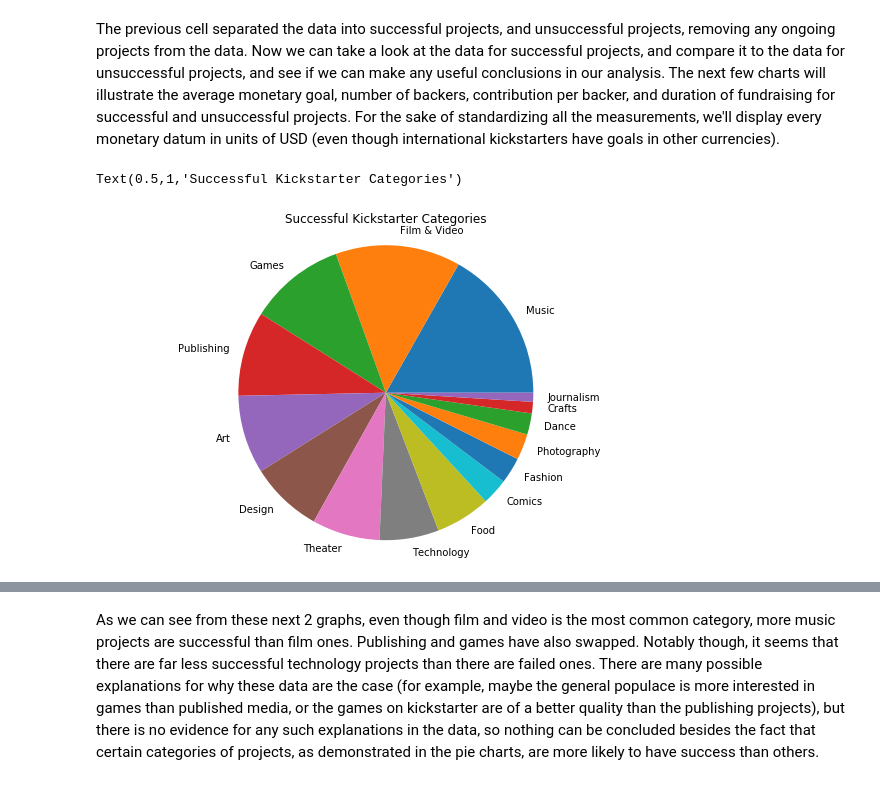
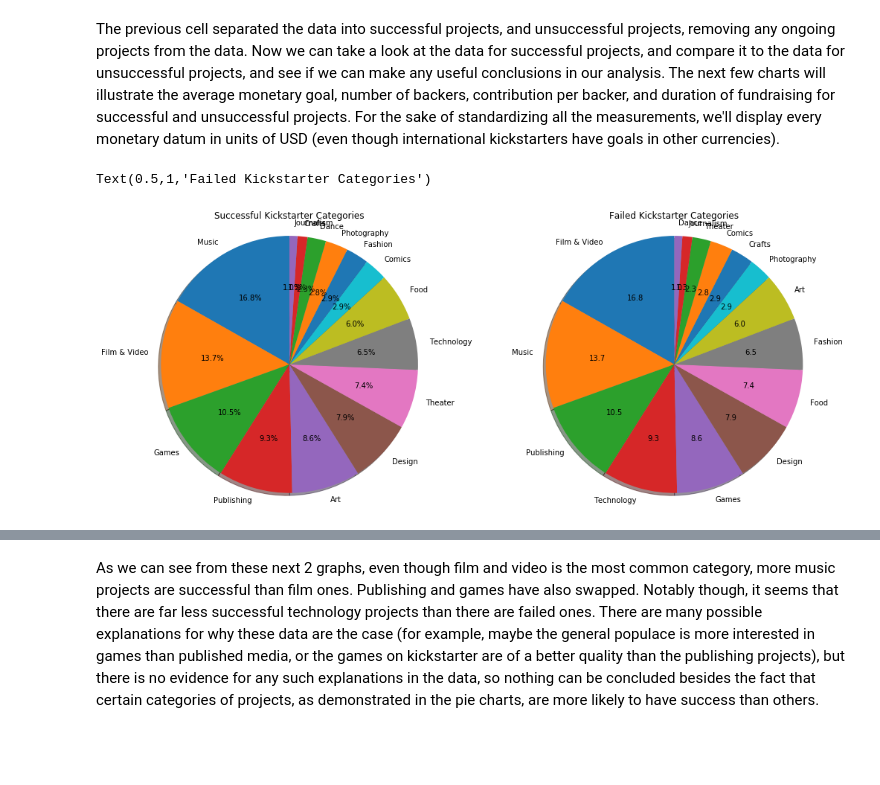
Before and after one commit to Halcyon001/Thinkful, a Jupyter notebook: prepcourse/capstone/capstone.ipynb, the cells around one changed output, grey strips where cells are left out. Cells and saved outputs as stored; diff of their text form; code cells hidden in the pictures; blank space fills up the shorter version.

```diff
--- a/prepcourse/capstone/capstone.ipynb
+++ b/prepcourse/capstone/capstone.ipynb
@@ -139,3 +124,18 @@ print(ksdata.head())
+# %%
+#find how long each project lasted
+
+durations = []
+
+r = 0
+while r < len(ksdata.index):
+    #end date - start date
+    end = date(int(ksdata.endyear[r]), int(ksdata.endmonth[r]), int(ksdata.endday[r]))
+    start = date(int(ksdata.launchyear[r]), int(ksdata.launchmonth[r]), int(ksdata.launchday[r]))
+    duration = end - start
+    durations.append(duration.days)
+    r+=1
+
+ksdata['durations'] = durations
 # %% [markdown]
 Now that the dates are in a form that I can work with, let's start answering some of the questions we posed earlier. The first thing I want to know is what does a successful kickstarter project look like? To do that, we will compare our variables to the result, listed in the 'state' column, to attempt to identify any patterns.
 # %% [markdown]
@@ -196,11 +196,19 @@ lossdata = pd.DataFrame(l)
 # %% [markdown]
 The previous cell separated the data into successful projects, and unsuccessful projects, removing any ongoing projects from the data. Now we can take a look at the data for successful projects, and compare it to the data for unsuccessful projects, and see if we can make any useful conclusions in our analysis. The next few charts will illustrate the average monetary goal, number of backers, contribution per backer, and duration of fundraising for successful and unsuccessful projects. For the sake of standardizing all the measurements, we'll display every monetary datum in units of USD (even though international kickstarters have goals in other currencies).
 # %%
-#generate a pie chart of project categories
-plt.figure(figsize=[10, 6])
-plt.pie(ksdata.main_category.value_counts(), labels = windata.main_category.value_counts().index)
+#generate a pie chart of successful project categories
+plt.figure(figsize=[17, 7])
+plt.subplot(1, 2, 1)
+plt.pie(ksdata.main_category.value_counts(), labels = windata.main_category.value_counts().index, autopct='%1.1f%%', shadow=True, startangle=90)
 plt.axis('equal')
 plt.title('Successful Kickstarter Categories')
+
+#generate a pie chart of failed project categories
+plt.subplot(1, 2, 2)
+
+plt.pie(ksdata.main_category.value_counts(), labels = lossdata.main_category.value_counts().index, autopct='%1.1f', shadow=True, startangle=90)
+plt.axis('equal')
+plt.title('Failed Kickstarter Categories')
 # %% [output]
-Text(0.5,1,'Successful Kickstarter Categories')
+Text(0.5,1,'Failed Kickstarter Categories')
-[figure, old version]
+[figure, new version]
```
Also changed, not shown: parts of 20 cells of this notebook.
